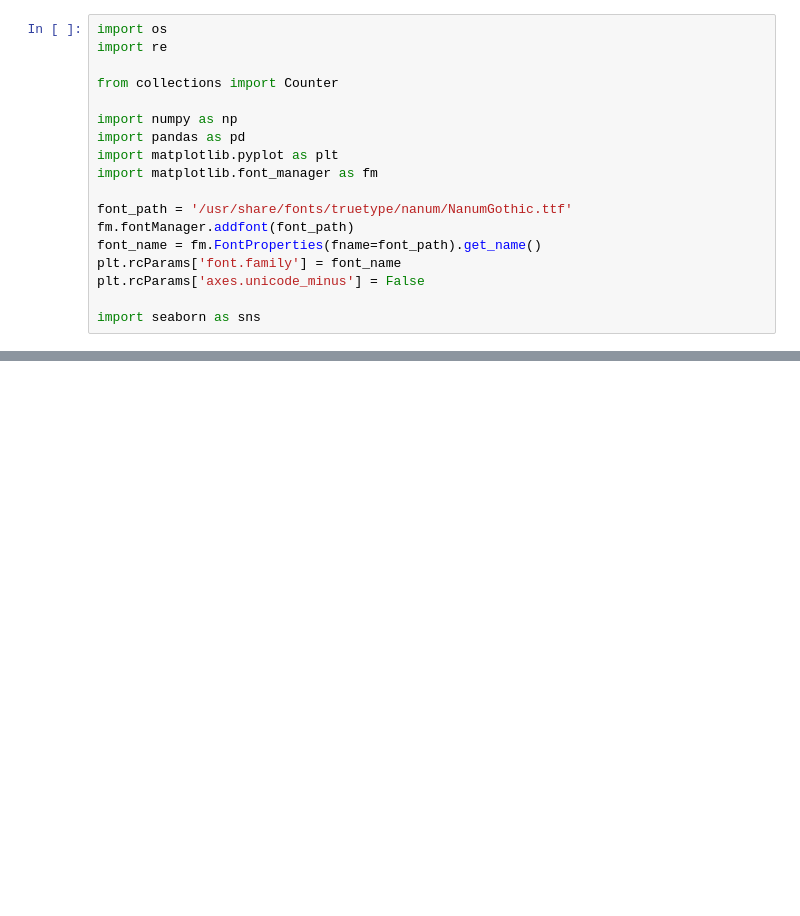
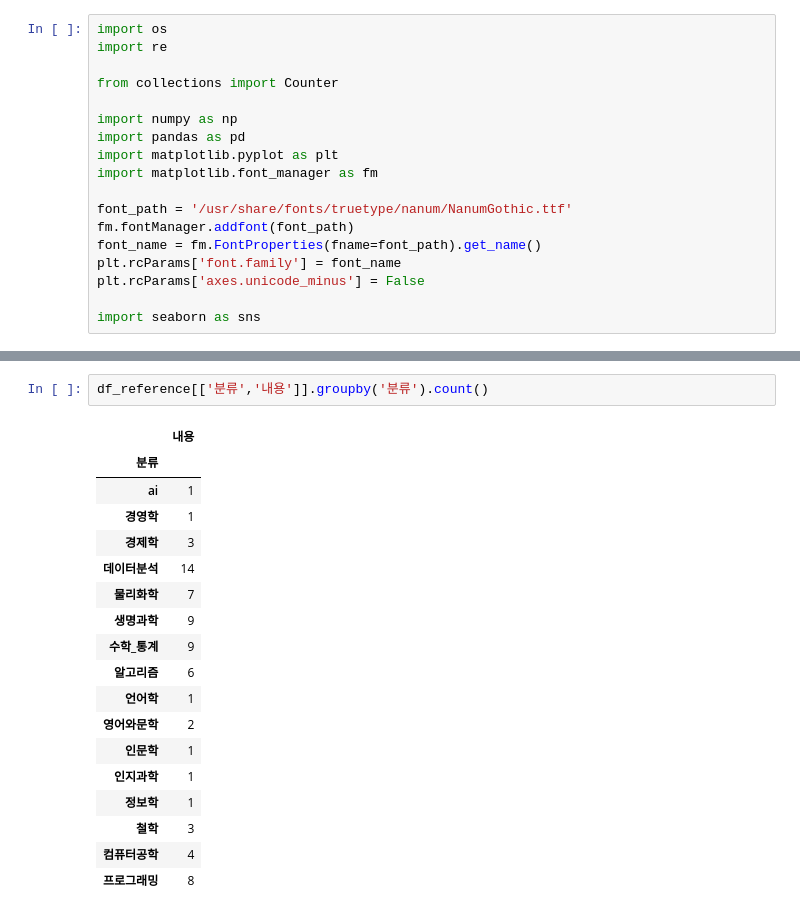
Before and after one commit to Song-Juntae/references, a Jupyter notebook: 기타/reference.ipynb, the cells around one changed output, grey strips where cells are left out. Saved outputs shown, nothing was run; the diff lists cells and outputs as text; blank space fills up the shorter version.

```diff
--- a/기타/reference.ipynb
+++ b/기타/reference.ipynb
@@ -51,0 +49,21 @@ os.listdir('/home/sjt/space/github/references/과학기술')
+# %%
+df_reference[['분류','내용']].groupby('분류').count()
+# %% [output]
+|  | 내용 |
+| 분류 |  |
+| ai | 1 |
+| 경영학 | 1 |
+| 경제학 | 3 |
+| 데이터분석 | 14 |
+| 물리화학 | 7 |
+| 생명과학 | 9 |
+| 수학_통계 | 9 |
+| 알고리즘 | 6 |
+| 언어학 | 1 |
+| 영어와문학 | 2 |
+| 인문학 | 1 |
+| 인지과학 | 1 |
+| 정보학 | 1 |
+| 철학 | 3 |
+| 컴퓨터공학 | 4 |
+| 프로그래밍 | 8 |
```
Also changed, not shown: parts of 4 cells of this notebook, 1 other file.
